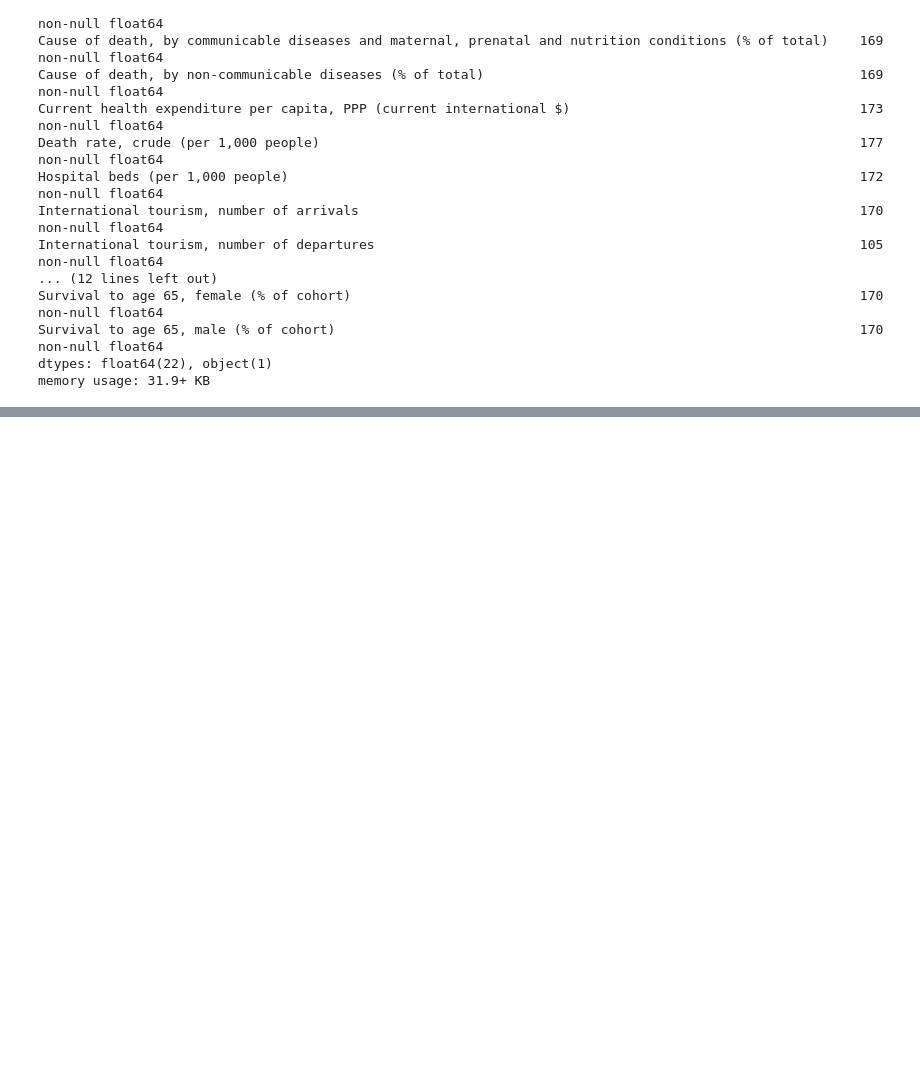
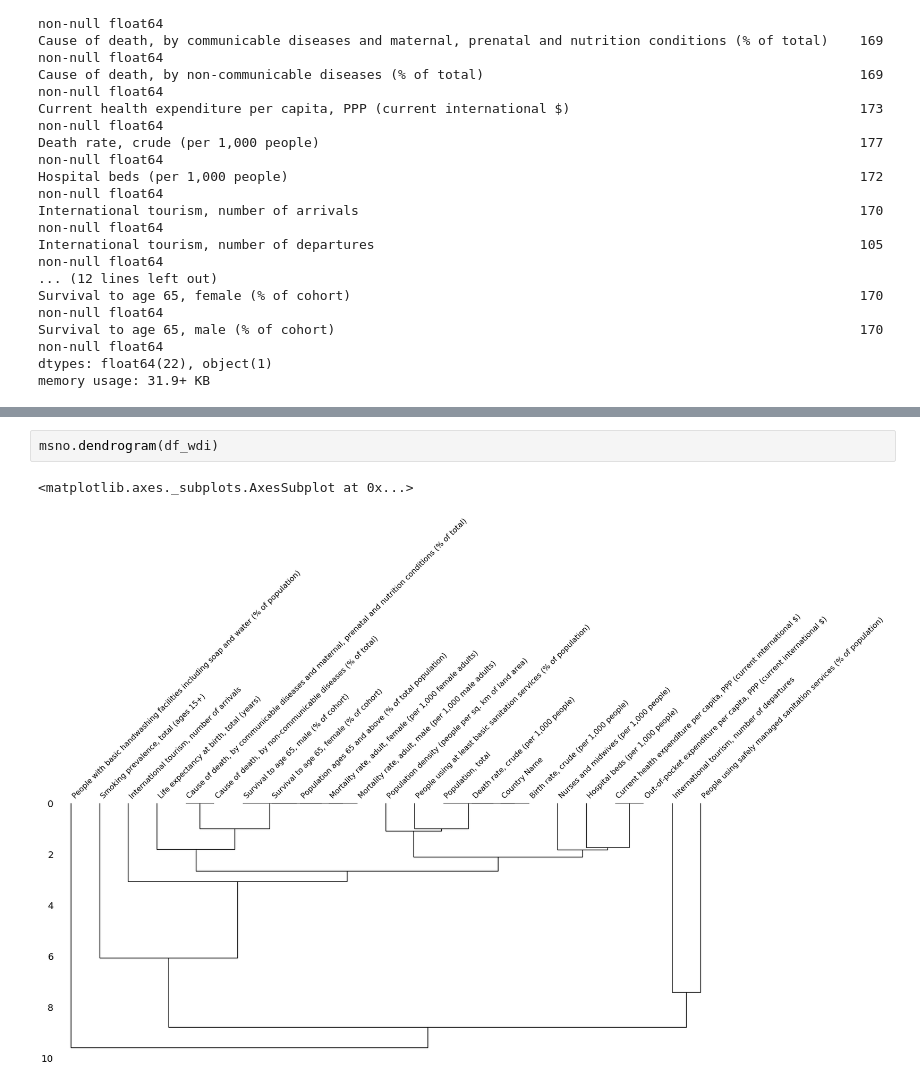
Before and after one commit to Aveek-Saha/CovidAnalysis, a Jupyter notebook: WDI_data.ipynb, the cells around one changed output, grey strips where cells are left out. Cells and saved outputs as stored; diff of their text form; blank space fills up the shorter version.

```diff
--- a/WDI_data.ipynb
+++ b/WDI_data.ipynb
@@ -113,0 +146,5 @@ memory usage: 31.9+ KB
+# %%
+msno.dendrogram(df_wdi)
+# %% [output]
+<matplotlib.axes._subplots.AxesSubplot at 0x...>
+[figure, added]
```
Also changed, not shown: parts of 4 cells of this notebook.
